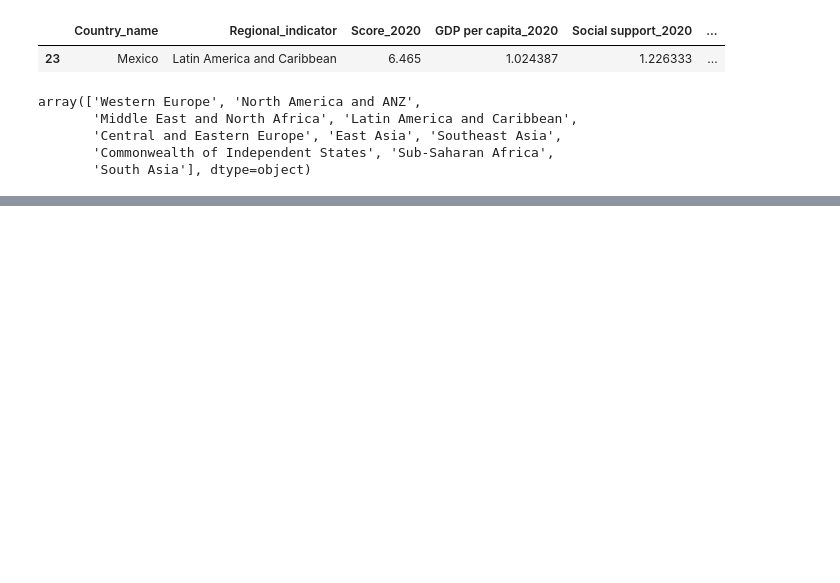
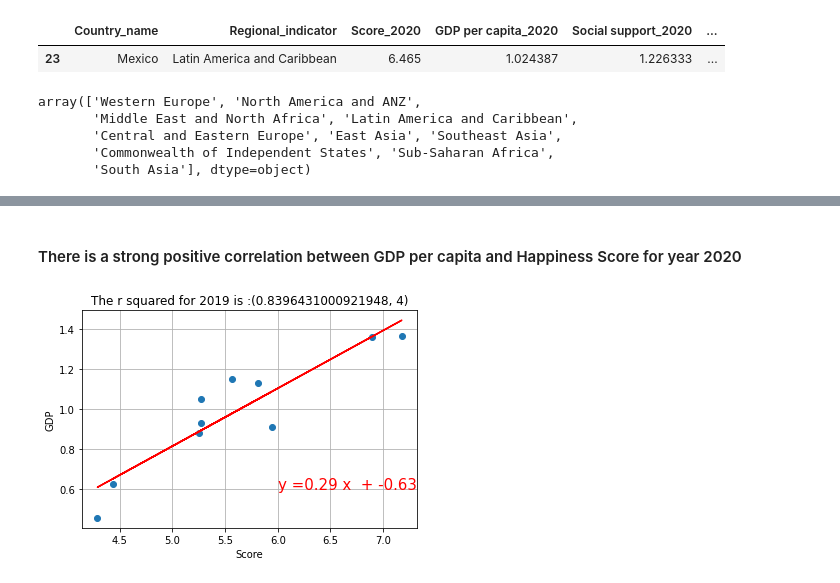
Before and after one commit to paoestefan/Proyect-Gamma, a Jupyter notebook: Happy code.ipynb, the cells around one changed output, grey strips where cells are left out. Saved outputs shown, nothing was run; the diff lists cells and outputs as text; code cells hidden in the pictures; blank space fills up the shorter version.

```diff
--- a/Happy code.ipynb
+++ b/Happy code.ipynb
@@ -263,0 +331,22 @@ Regional_df
+# %% [markdown]
+#### There is a strong positive correlation between GDP per capita and Happiness Score for year 2020
+# %%
+x_values=Regional_df["Score_2019"]
+y_values=Regional_df["GDP per capita_2019"]
+(slope, intercept, rvalue, pvalue, stderr) = linregress(x_values, y_values)
+correlation_matrix = np.corrcoef(x_values, y_values)
+correlation_xy = correlation_matrix[0,1]
+r_squared = correlation_xy**2
+regress_values = x_values * slope + intercept
+line_eq = f"y ={round(slope,2)} x  + {round(intercept,2)}"
+plt.scatter(x_values,y_values)
+plt.plot(x_values,regress_values,"red")
+plt.annotate(line_eq,(6.0,0.6),fontsize=15,color="red")
+plt.ylabel("GDP")
+plt.xlabel("Score")
+plt.title(f"The r squared for 2019 is :{r_squared,4}")
+plt.savefig("Score 2019 vs GDP.png")
+plt.grid()
+plt.show()
+# %% [output]
+[figure, added]
```
Also changed, not shown: parts of 14 cells of this notebook, 4 other files.
